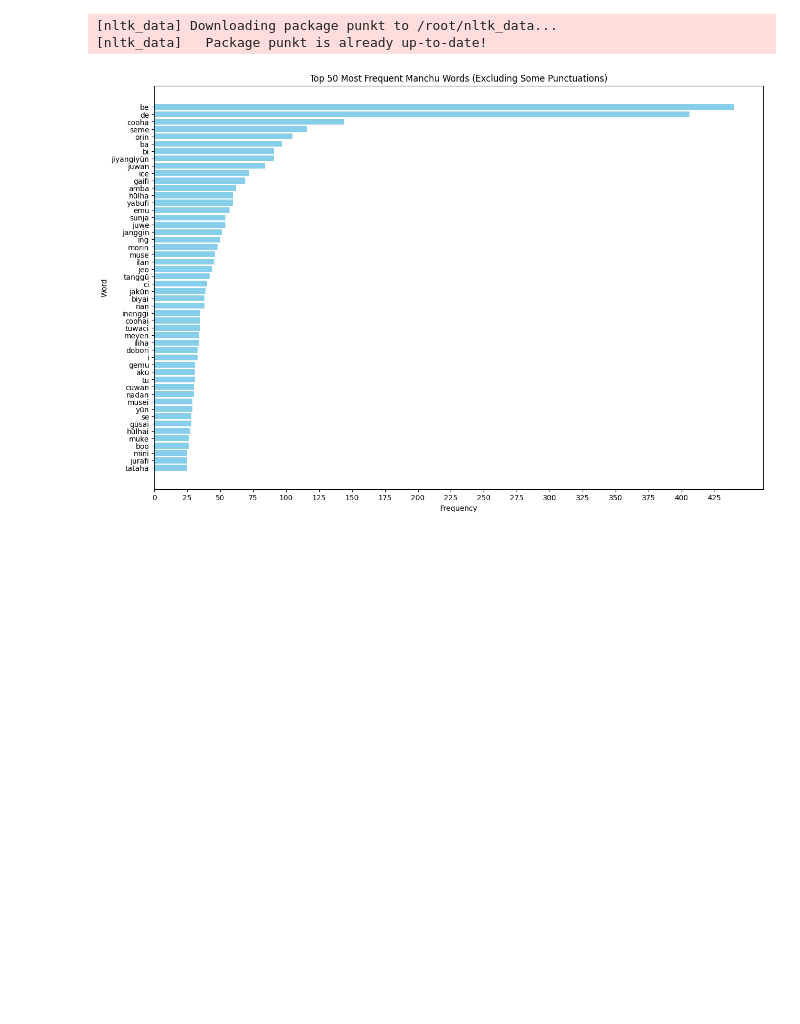
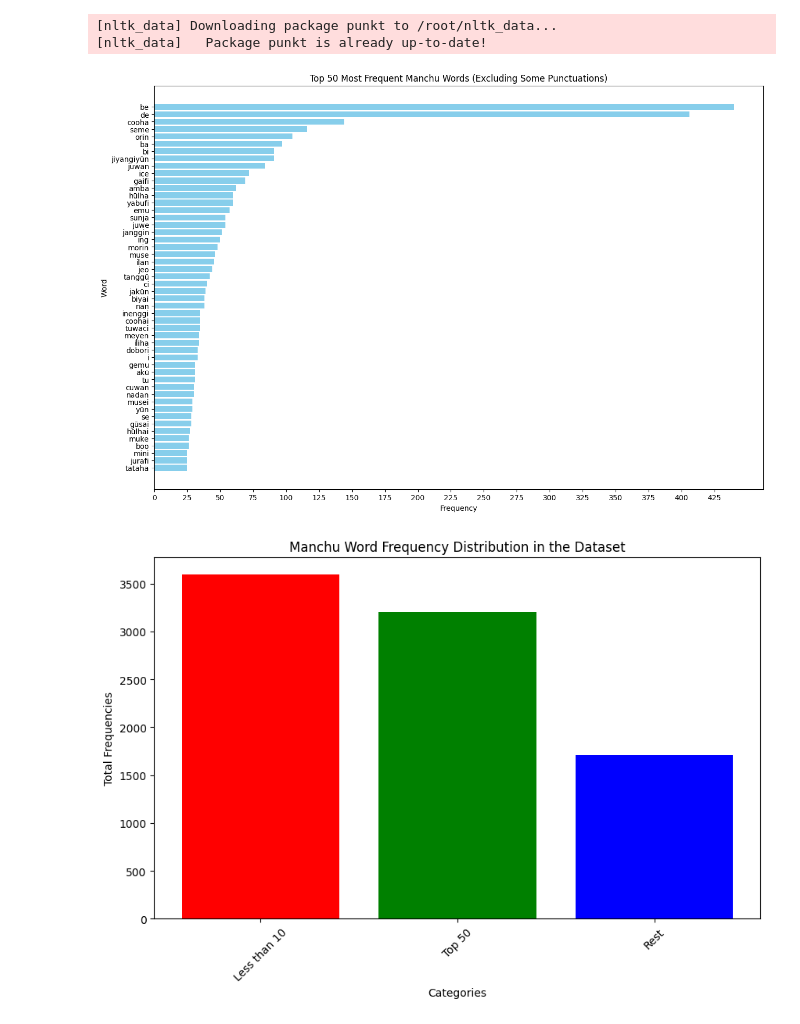
Before and after one commit to ulingga/Manchu-English_babyMT, a Jupyter notebook: Dataset_Visualisation.ipynb, the cells around one changed output. Drawn from its saved outputs; the diff is of its cells as text; code cells hidden in the pictures; blank space fills up the shorter version.

```diff
--- a/Dataset_Visualisation.ipynb
+++ b/Dataset_Visualisation.ipynb
@@ -28,30 +28,57 @@ num_unique_words = len(unique_words)
 # Remove specific unwanted tokens (e.g., punctuation)
 unwanted_tokens = ['.']  # Add more if needed
 for unwanted_token in unwanted_tokens:
     word_counts.pop(unwanted_token, None)  # Remove the unwanted token if present
 
 # Convert dictionary to a Pandas DataFrame
 freq_df = pd.DataFrame(list(word_counts.items()), columns=['Word', 'Frequency'])
 
 # Sort the DataFrame by Frequency
 freq_df = freq_df.sort_values('Frequency', ascending=False)
 
 # For readability, you might want to plot only the top N most frequent words
 top_n = 50
 top_freq_df = freq_df.head(top_n)
 
 # Create a bar plot
 plt.figure(figsize=(15, 10))
 plt.barh(top_freq_df['Word'], top_freq_df['Frequency'], color='skyblue')
 plt.xlabel('Frequency')
 plt.ylabel('Word')
 plt.title('Top {} Most Frequent Manchu Words (Excluding Some Punctuations)'.format(top_n))
 max_freq = top_freq_df['Frequency'].max()  # get the maximum frequency value (for the upper limit of ticks)
 plt.xticks(range(0, max_freq+1, 25))  # create ticks from 0 to max_freq by 50
 
 plt.gca().invert_yaxis()
 plt.show()
+
+
+# Compare total word frequency
+
+# Filter words based on your criteria
+less_than_10 = {word: count for word, count in word_counts.items() if count < 10}
+top_50 = dict(freq_df.head(50).values)  # already sorted, just get top 50
+rest = {word: count for word, count in word_counts.items() if word not in less_than_10 and word not in top_50}
+
+# Calculate the total frequencies for each category
+total_less_than_10 = sum(less_than_10.values())
+total_top_50 = sum(top_50.values())
+total_rest = sum(rest.values())
+
+# Prepare data for plotting
+categories = ['Less than 10', 'Top 50', 'Rest']
+total_frequencies = [total_less_than_10, total_top_50, total_rest]
+
+# Create a bar plot
+plt.figure(figsize=(10, 6))
+plt.bar(categories, total_frequencies, color=['red', 'green', 'blue'])
+plt.xlabel('Categories')
+plt.ylabel('Total Frequencies')
+plt.title('Manchu Word Frequency Distribution in the Dataset')
+plt.xticks(rotation=45)  # It makes category names more readable
+plt.show()
 # %% [output]
 [nltk_data] Downloading package punkt to /root/nltk_data...
 [nltk_data]   Package punkt is already up-to-date!
 [figure]
+[figure, added]
```
